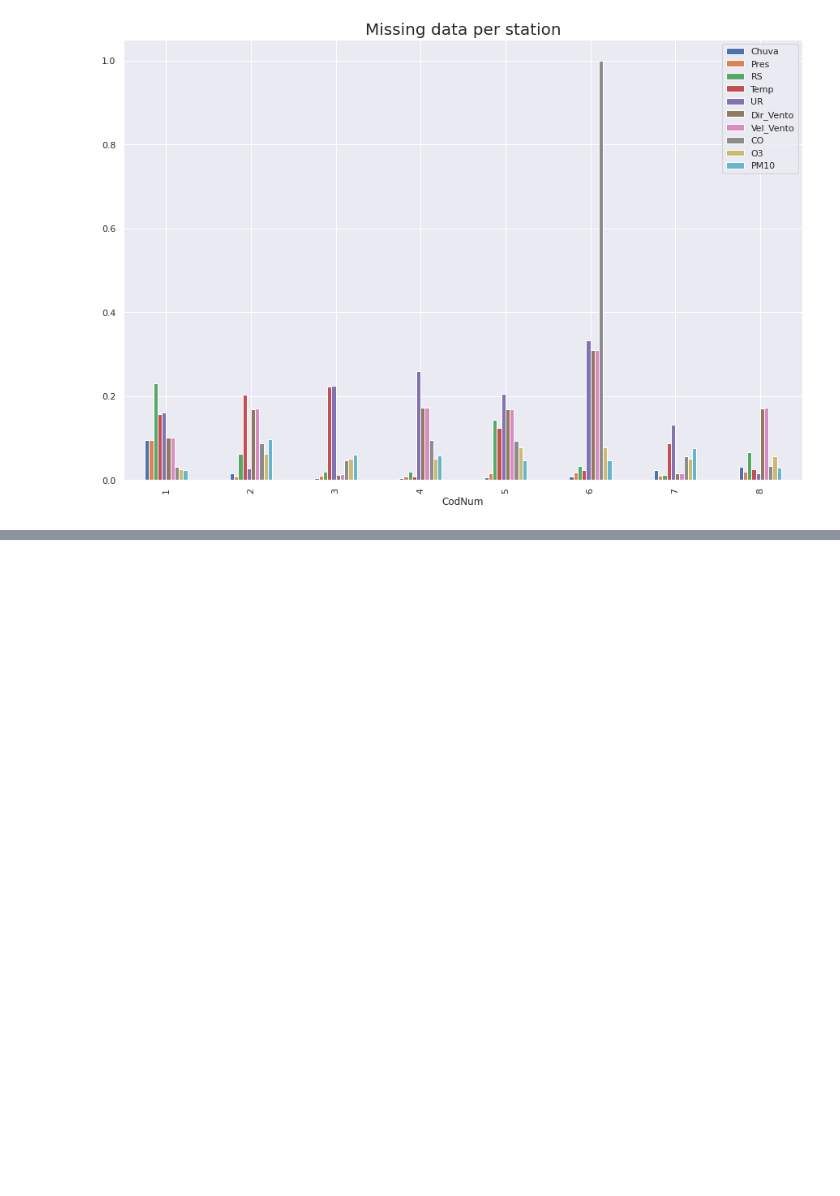
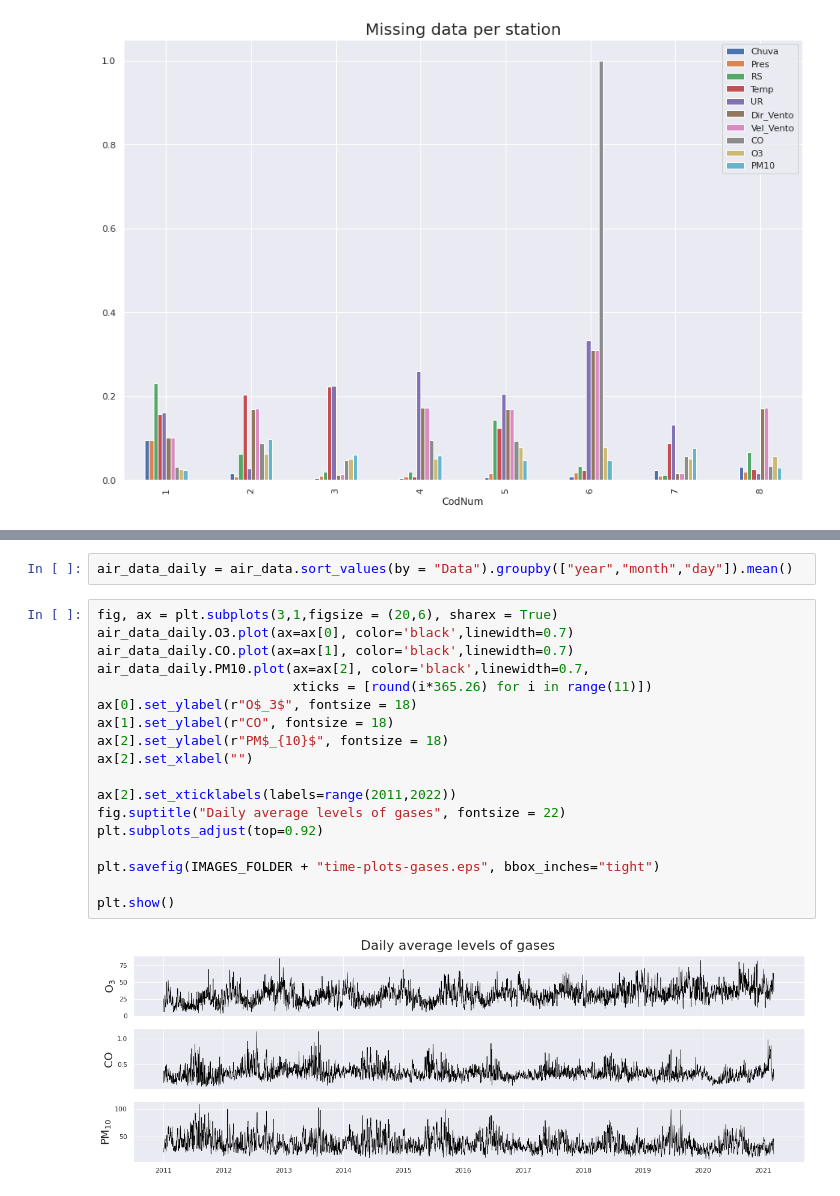
Before and after one commit to lucasmoschen/machine-learning-project, a Jupyter notebook: notebooks/eda.ipynb, the cells around one changed output, grey strips where cells are left out. Drawn from its saved outputs; the diff is of its cells as text; blank space fills up the shorter version.

Commit message:
add data description text complete

```diff
--- a/notebooks/eda.ipynb
+++ b/notebooks/eda.ipynb
@@ -196,0 +264,22 @@ dtype: int64
+# %%
+air_data_daily = air_data.sort_values(by = "Data").groupby(["year","month","day"]).mean()
+# %%
+fig, ax = plt.subplots(3,1,figsize = (20,6), sharex = True)
+air_data_daily.O3.plot(ax=ax[0], color='black',linewidth=0.7)
+air_data_daily.CO.plot(ax=ax[1], color='black',linewidth=0.7)
+air_data_daily.PM10.plot(ax=ax[2], color='black',linewidth=0.7,
+                         xticks = [round(i*365.26) for i in range(11)])
+ax[0].set_ylabel(r"O$_3$", fontsize = 18)
+ax[1].set_ylabel(r"CO", fontsize = 18)
+ax[2].set_ylabel(r"PM$_{10}$", fontsize = 18)
+ax[2].set_xlabel("")
+
+ax[2].set_xticklabels(labels=range(2011,2022))
+fig.suptitle("Daily average levels of gases", fontsize = 22)
+plt.subplots_adjust(top=0.92)
+
+plt.savefig(IMAGES_FOLDER + "time-plots-gases.eps", bbox_inches="tight")
+
+plt.show()
+# %% [output]
+[figure, added]
```
Also changed, not shown: parts of 16 cells of this notebook, 6 other files.
